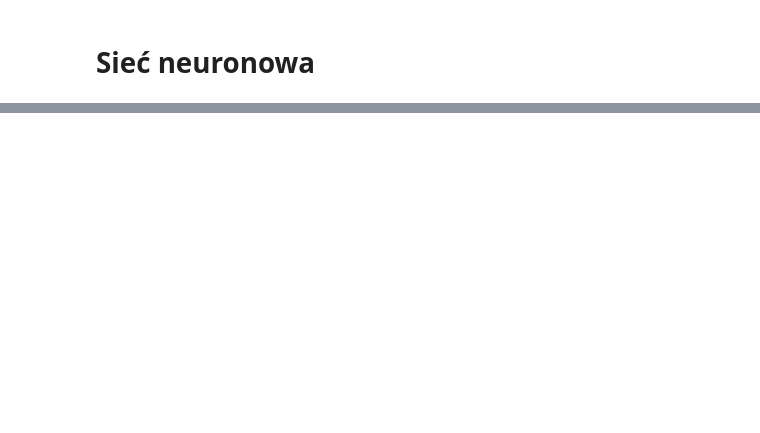
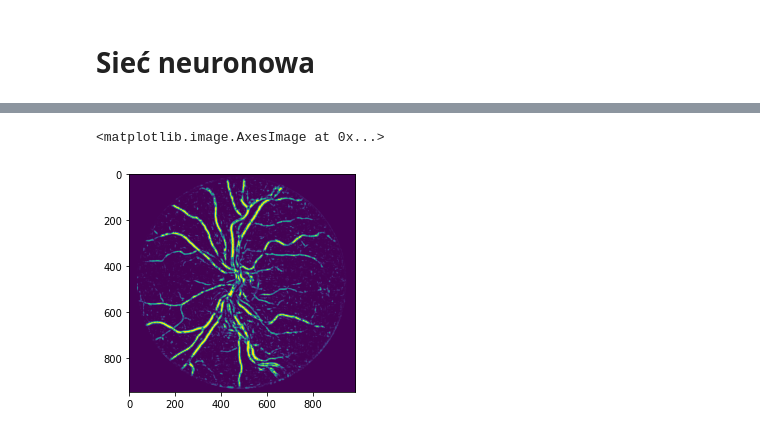
Before and after one commit to clmrv/tomograf, a Jupyter notebook: dnooka/dnooka.ipynb, the cells around one changed output, grey strips where cells are left out. Drawn from its saved outputs; the diff is of its cells as text; code cells hidden in the pictures; blank space fills up the shorter version.

```diff
--- a/dnooka/dnooka.ipynb
+++ b/dnooka/dnooka.ipynb
@@ -292,7 +370,7 @@ def get_train_test_data(ids, sampleCount, test_size=0.33, box=5):
     for imgId in ids:
         print("Loading", imgId)
         (img, ref) = load(imgId, False)
-        img = before_retouch(img)
+        #img = before_retouch(img)
         (patches, refs) = get_picture_data(img, ref, box)
         allPatches.append(patches)
         allRefs.append(refs)
@@ -300,15 +378,20 @@ def get_train_test_data(ids, sampleCount, test_size=0.33, box=5):
     # Join data from all images
     allPatches = np.concatenate(allPatches, axis=0)
     allRefs = np.concatenate(allRefs, axis=0)
+    print(allPatches.shape)
+    print(allRefs.shape)
 
     # Delete data
-    indexes = random.sample(range(allPatches.shape[0]), k=allPatches.shape[0] - sampleCount)
+    indexes = random.sample(range(allPatches.shape[0] - 1), k=allPatches.shape[0] - sampleCount)
     allPatches = np.delete(allPatches, indexes, axis=0)
     allRefs = np.delete(allRefs, indexes, axis=0)
+
+    allPatches = np.stack([patch_preprocess(patch) for patch in allPatches], axis=0)
 
     print(allPatches.shape)
     print(allRefs.shape)
 
     return train_test_split(allPatches, allRefs, test_size=0.33)
 # %%
-x_train, x_test, y_train, y_test = get_train_test_data(["01L", "01R", "02L", "02R", "03L", "03R"], 800000)
+x_train, x_test, y_train, y_test = get_train_test_data(["01L", "01R", "02L", "02R", "03L", "03R"], 800000, box=13)
+#x_train, x_test, y_train, y_test = get_train_test_data(["01L"], 50000)
@@ -328,2 +459,2 @@ model.compile(loss='binary_crossentropy', optimizer='adam', metrics=['binary_acc
 # %%
-model.fit(x_train, y_train, validation_data=(x_test, y_test), epochs=5, batch_size=128)
+model.fit(x_train, y_train, validation_data=(x_test, y_test), epochs=5, batch_size=256)
@@ -333,2 +481,12 @@ print("Trafność klasyfikacji to: {acc}%".format(acc=accuracy*100))
 # %%
-### Test
+# Test model
+def test_model(model, id, box, threshold=None):
+    (img, ref) = load(id, False)
+    (patches, refs) = get_picture_data(img, ref, box)
+    patches = np.stack([patch_preprocess(patch) for patch in patches], axis=0)
+    predicted = model.predict(patches)
+    predicted_2d = np.reshape(predicted, (img.shape[0] - box + 1, img.shape[1] - box + 1))
+    refs_2d = np.reshape(refs, (img.shape[0] - box + 1, img.shape[1] - box + 1))
+    if threshold is not None:
+        predicted_2d = predicted_2d > threshold
+    return (predicted_2d, refs_2d)
@@ -347 +493,7 @@ plt.imshow(pr_2d)
+# %%
+(predicted, reference) = test_model(model, "04L", box=13)
+plt.imshow(predicted)
+# %% [output]
+<matplotlib.image.AxesImage at 0x...>
+[figure, added]
 # %%
```
Also changed, not shown: parts of 21 cells of this notebook.
